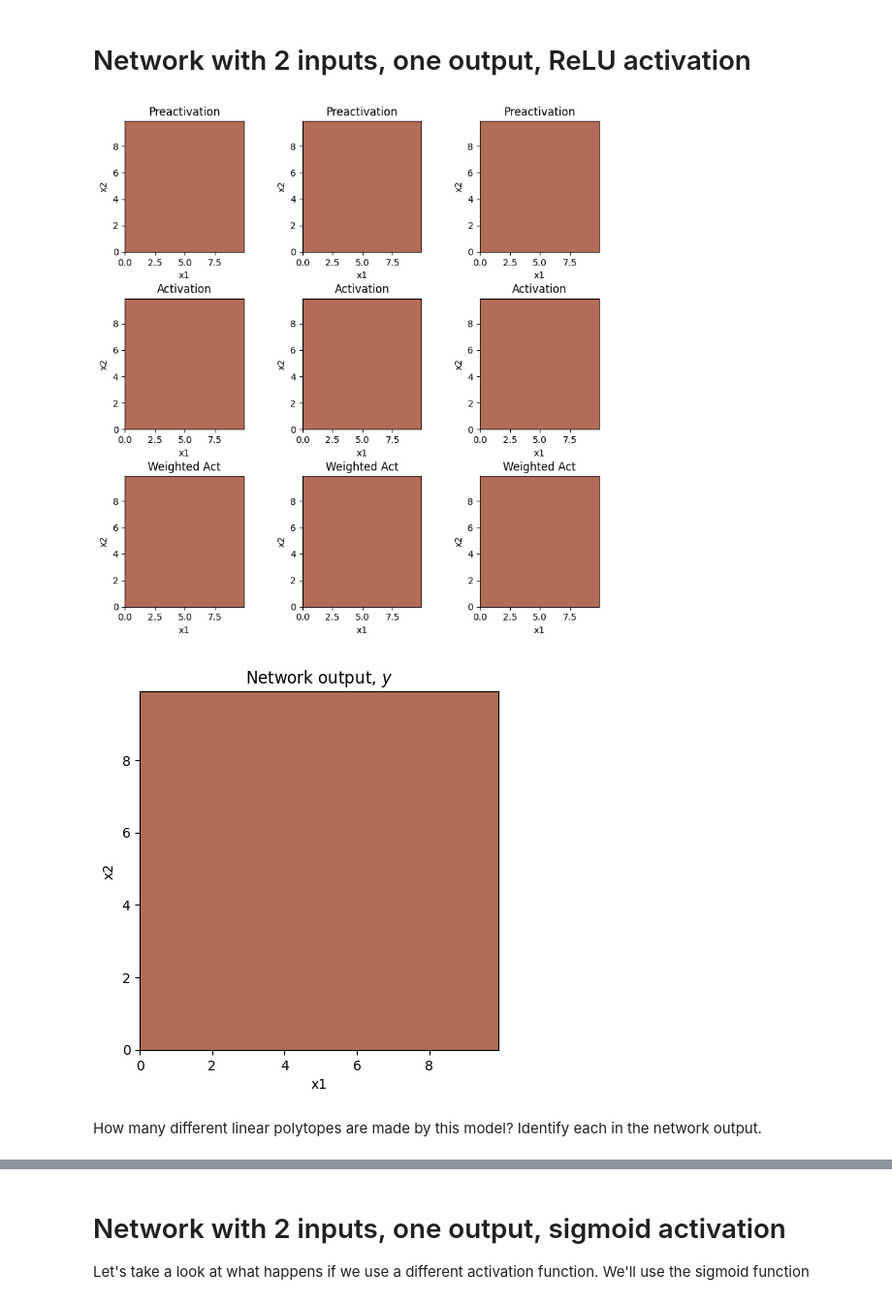
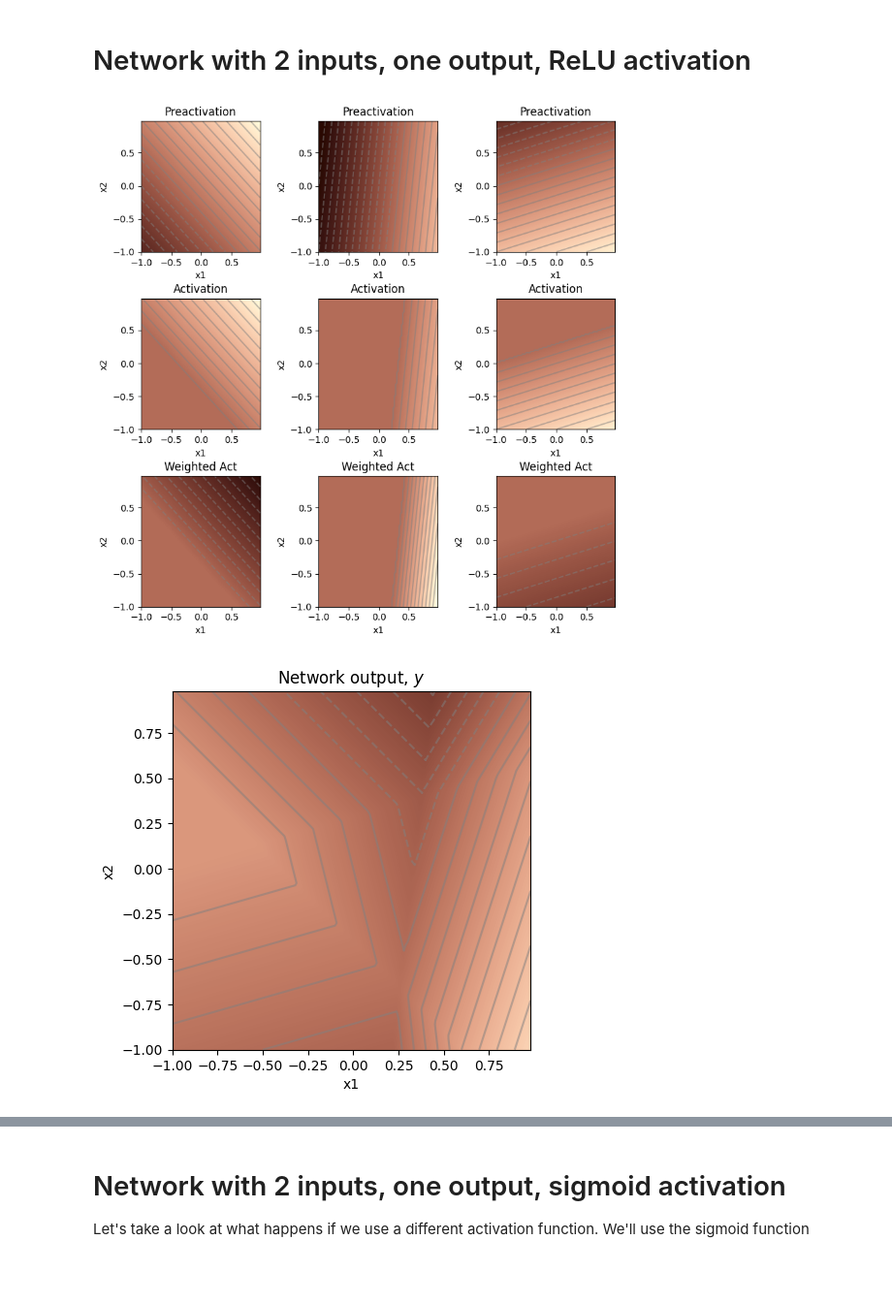
Before and after one commit to udlbook/iclimbtrees, a Jupyter notebook: notebooks/ShallowNN/NeuralNetworkExample2D_Answers.ipynb, the cells around one changed output, grey strips where cells are left out. Shown at 97% size. Cells and saved outputs as stored; diff of their text form; code cells hidden in the pictures; blank space fills up the shorter version.

```diff
--- a/notebooks/ShallowNN/NeuralNetworkExample2D_Answers.ipynb
+++ b/notebooks/ShallowNN/NeuralNetworkExample2D_Answers.ipynb
@@ -70,48 +66,42 @@ def ReLU(preactivation):
 # Define a shallow neural network with, two input, one output, and three hidden units
 def shallow_2_1_3(x1,x2, activation_fn, phi_0,phi_1,phi_2,phi_3, theta_10, theta_11,\
                   theta_12, theta_20, theta_21, theta_22, theta_30, theta_31, theta_32):
-  # TODO Replace the lines below to compute the three initial linear functions
-  # (figure 3.8a-c) from the theta parameters.  These are the preactivations
-  pre_1 = np.zeros_like(x1)
-  pre_2 = np.zeros_like(x1)
-  pre_3 = np.zeros_like(x1)
+  # Compute the preactivations
+  pre_1 = theta_10 + theta_11 * x1 + theta_12 * x2
+  pre_2 = theta_20 + theta_21 * x1 + theta_22 * x2
+  pre_3 = theta_30 + theta_31 * x1 + theta_32 * x2
 
-  # Pass these through the ReLU function to compute the activations as in
-  # figure 3.8 d-f
+  # Pass these through the ReLU function to compute the activations
   act_1 = activation_fn(pre_1)
   act_2 = activation_fn(pre_2)
   act_3 = activation_fn(pre_3)
 
-  # TODO Replace the code below to weight the activations using phi1, phi2 and phi3
-  # To create the equivalent of figure 3.8 g-i
-  w_act_1 = np.zeros_like(x1)
-  w_act_2 = np.zeros_like(x1)
-  w_act_3 = np.zeros_like(x1)
+  # Weight the activations using phi1, phi2 and phi3
+  w_act_1 = phi_1 * act_1
+  w_act_2 = phi_2 * act_2
+  w_act_3 = phi_3 * act_3
 
-  # TODO Replace the code below to combing the weighted activations and add
-  # phi_0 to create the output as in figure 3.8j
-  y = np.zeros_like(x1)
+  # Combine the weighted activations and add phi_0 to create the output
+  y = phi_0 + w_act_1 + w_act_2 + w_act_3
 
   # Return everything we have calculated
   return y, pre_1, pre_2, pre_3, act_1, act_2, act_3, w_act_1, w_act_2, w_act_3
 # %%
 # Now lets define some parameters and run the neural network
 theta_10 =  0.2  ; theta_11 = 0.5  ; theta_12 = 0.5
 theta_20 =  -0.3 ; theta_21 = 0.9  ; theta_22 = -0.1
 theta_30 =  0.2  ; theta_31 = 0.2  ; theta_32 = -0.7
 phi_0 = 0.4; phi_1 = -1.0; phi_2 = 1.8; phi_3 = -0.5
 
-x1 = np.arange(0.0, 10.0, 0.1)
-x2 = np.arange(0.0, 10.0, 0.1)
+x1 = np.arange(-1.0, 1.0, 0.02)
+x2 = np.arange(-1.0, 1.0, 0.02)
 x1,x2 = np.meshgrid(x1,x2)  # https://www.geeksforgeeks.org/numpy-meshgrid-function/
 
 # We run the neural network for each of these input values
 y, pre_1, pre_2, pre_3, act_1, act_2, act_3, w_act_1, w_act_2, w_act_3 = \
     shallow_2_1_3(x1,x2, ReLU, phi_0,phi_1,phi_2,phi_3, theta_10, theta_11, theta_12, theta_20, theta_21, theta_22, theta_30, theta_31, theta_32)
 # And then plot it
 plot_neural_2_inputs(x1,x2, y, pre_1, pre_2, pre_3, act_1, act_2, act_3, w_act_1, w_act_2, w_act_3)
 # %% [output]
-[figure, old version]
+[figure, new version]
-[figure, old version]
+[figure, new version]
-# %% [markdown]
-How many different linear polytopes are made by this model?  Identify each in the network output.
```
Also changed, not shown: parts of 6 cells of this notebook.
